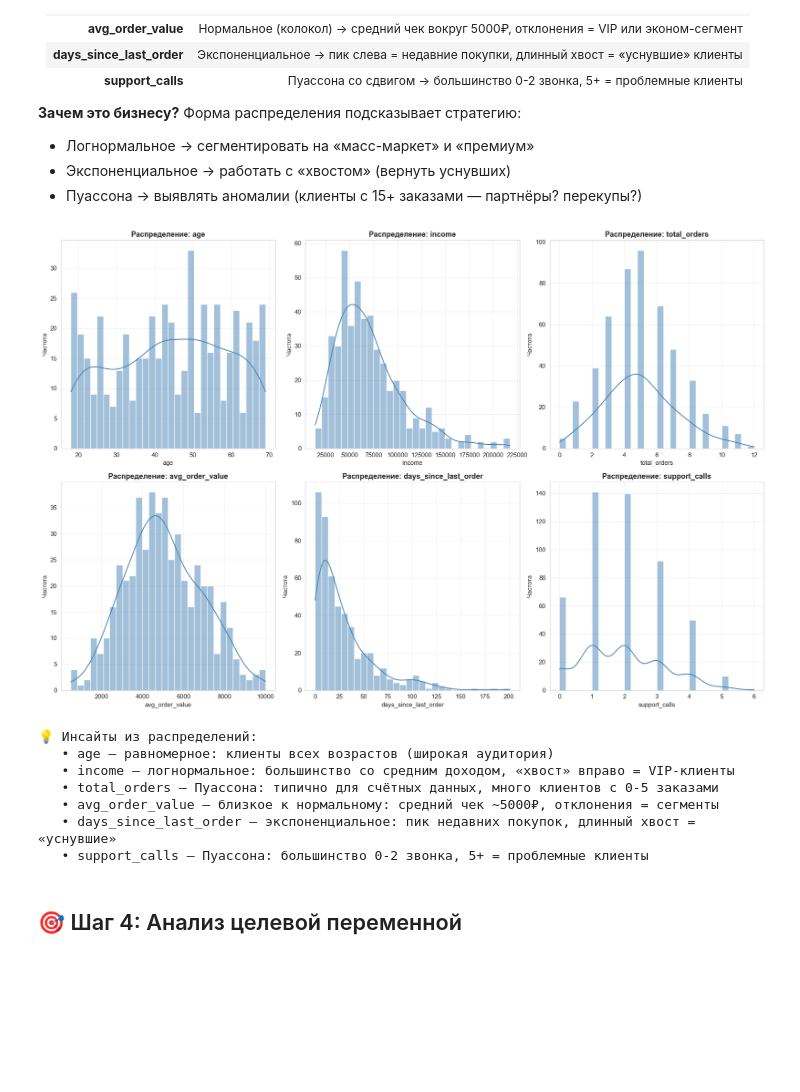
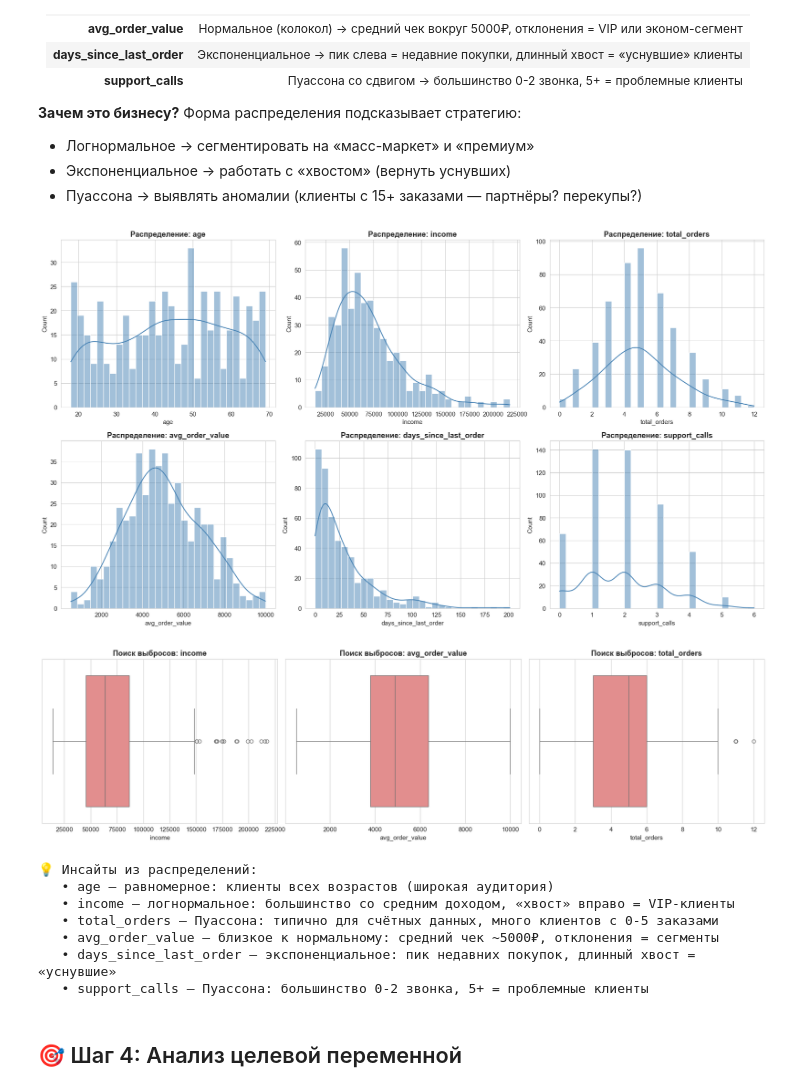
Before and after one commit to gdenis82/classical-ml, a Jupyter notebook: ml_course/02_eda_and_visualization.ipynb, the cells around one changed output. Drawn from its saved outputs; the diff is of its cells as text; code cells hidden in the pictures; blank space fills up the shorter version.

Commit message:
update 02_eda_and_visualization.ipynb: improve data display with `display`, refine plots, add outlier detection

```diff
--- a/ml_course/02_eda_and_visualization.ipynb
+++ b/ml_course/02_eda_and_visualization.ipynb
@@ -194,30 +193,39 @@ data.describe().T
 # %%
 # Распределение числовых признаков
 numeric_cols = ['age', 'income', 'total_orders', 'avg_order_value', 'days_since_last_order', 'support_calls']
 
-fig, axes = plt.subplots(2, 3, figsize=(18, 12))
+fig, axes = plt.subplots(2, 3, figsize=(18, 10))
 axes = axes.flatten()
 
 for idx, col in enumerate(numeric_cols):
     sns.histplot(data=data, x=col, kde=True, ax=axes[idx], color='steelblue', bins=30)
-    axes[idx].set_xlabel(col, fontsize=11)
-    axes[idx].set_ylabel('Частота', fontsize=11)
-    axes[idx].set_title(f'Распределение: {col}', fontsize=13, fontweight='bold')
-    axes[idx].grid(alpha=0.3)
+    axes[idx].set_title(f'Распределение: {col}', fontweight='bold')
+
+plt.tight_layout()
+plt.show()
+
+# Boxplots для поиска выбросов
+fig, axes = plt.subplots(1, 3, figsize=(18, 5))
+outlier_cols = ['income', 'avg_order_value', 'total_orders']
+
+for idx, col in enumerate(outlier_cols):
+    sns.boxplot(data=data, x=col, ax=axes[idx], color='lightcoral')
+    axes[idx].set_title(f'Поиск выбросов: {col}', fontweight='bold')
 
 plt.tight_layout()
 plt.show()
 
 print('''\n💡 Инсайты из распределений:
    • age — равномерное: клиенты всех возрастов (широкая аудитория)
    • income — логнормальное: большинство со средним доходом, «хвост» вправо = VIP-клиенты
    • total_orders — Пуассона: типично для счётных данных, много клиентов с 0-5 заказами
    • avg_order_value — близкое к нормальному: средний чек ~5000₽, отклонения = сегменты
    • days_since_last_order — экспоненциальное: пик недавних покупок, длинный хвост = «уснувшие»
    • support_calls — Пуассона: большинство 0-2 звонка, 5+ = проблемные клиенты
 ''')
 # %% [output]
-[figure, old version]
+[figure, new version]
+[figure, added]
 💡 Инсайты из распределений:
    • age — равномерное: клиенты всех возрастов (широкая аудитория)
    • income — логнормальное: большинство со средним доходом, «хвост» вправо = VIP-клиенты
```
Also changed, not shown: parts of 5 cells of this notebook.
